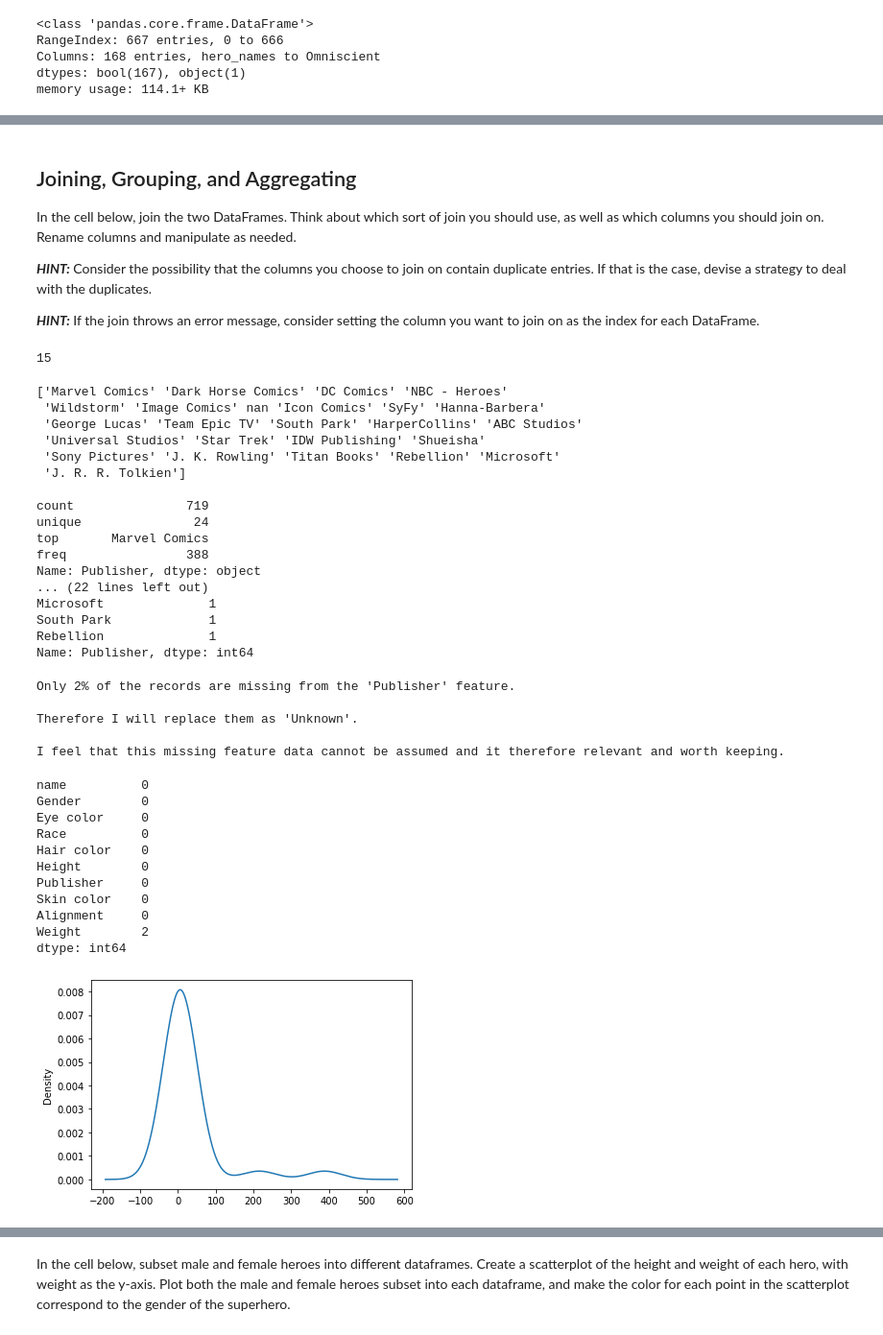
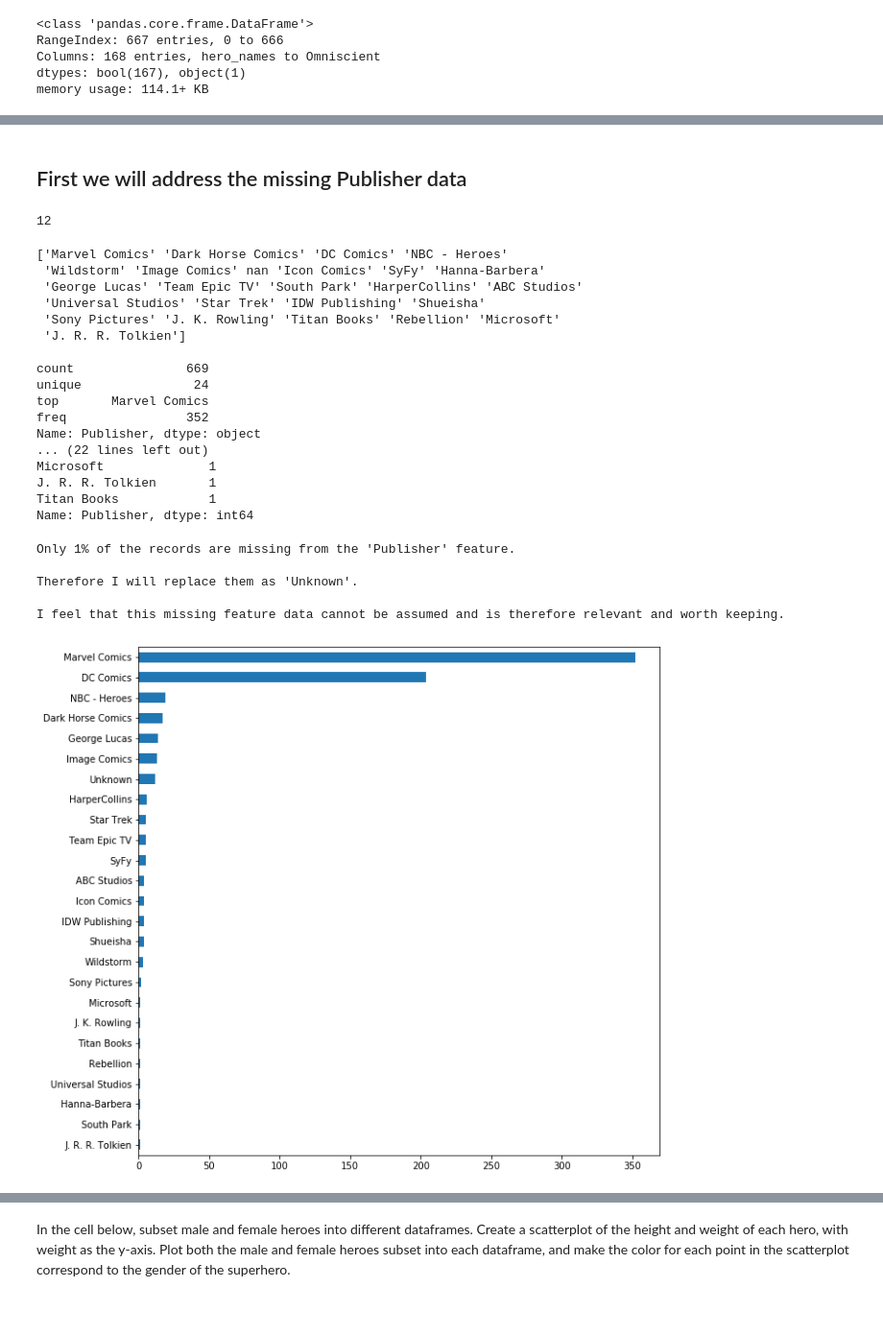
Before and after one commit to tcastanley/dsc-data-cleaning-project-onl01-dtsc-ft-052620, a Jupyter notebook: index.ipynb, the cells around one changed output, grey strips where cells are left out. Shown at 96% size. Saved outputs shown, nothing was run; the diff lists cells and outputs as text; code cells hidden in the pictures.

```diff
--- a/index.ipynb
+++ b/index.ipynb
@@ -107,0 +125,5 @@ memory usage: 57.5+ KB
+# %%
+heroes_df.drop_duplicates(subset='name', inplace=True)
+# %%
+heroes_df.drop(['Race', 'Skin color'], axis=1, inplace=True)
+heroes_df
@@ -107,0 +144,3 @@ memory usage: 57.5+ KB
+# %%
+heroes_df = heroes_df[heroes_df['Gender'] != '-']
+heroes_df['Gender'].unique()
@@ -107,0 +149,3 @@ memory usage: 57.5+ KB
+# %%
+heroes_df = heroes_df[heroes_df['Alignment'] != '-']
+heroes_df['Alignment'].unique()
@@ -129,16 +173,10 @@ Weight         2
 dtype: int64
-# %% [markdown]
-## Joining, Grouping, and Aggregating
-
-In the cell below, join the two DataFrames.  Think about which sort of join you should use, as well as which columns you should join on.  Rename columns and manipulate as needed.
-
-**_HINT:_** Consider the possibility that the columns you choose to join on contain duplicate entries. If that is the case, devise a strategy to deal with the duplicates.
-
-**_HINT:_** If the join throws an error message, consider setting the column you want to join on as the index for each DataFrame.
+# %% [markdown]
+## First we will address the missing Publisher data
 # %%
 heroes_df['Publisher'].isna().sum()
 # %% [output]
-15
+12
 # %%
 print(heroes_df['Publisher'].unique(), '\n')
 print(heroes_df['Publisher'].describe(), '\n')
@@ -151,37 +189,25 @@ print(heroes_df['Publisher'].value_counts(), '\n')
  'Sony Pictures' 'J. K. Rowling' 'Titan Books' 'Rebellion' 'Microsoft'
  'J. R. R. Tolkien']
 
-count               719
+count               669
 unique               24
 top       Marvel Comics
-freq                388
+freq                352
 Name: Publisher, dtype: object
 ... (22 lines left out)
 Microsoft              1
-South Park             1
-Rebellion              1
+J. R. R. Tolkien       1
+Titan Books            1
 Name: Publisher, dtype: int64
 # %%
-print('Only {}% of the records are missing from the \'Publisher\' feature. \n\nTherefore I will replace them as \'Unknown\'. \n\nI feel that this missing feature data cannot be assumed and it therefore relevant and worth keeping.\n'
+print('Only {}% of the records are missing from the \'Publisher\' feature. \n\nTherefore I will replace them as \'Unknown\'. \n\nI feel that this missing feature data cannot be assumed and is therefore relevant and worth keeping.\n'
       .format(int((heroes_df['Publisher'].isna().sum()/len(heroes_df['Publisher']))*100)))
-heroes_df['Publisher'] = heroes_df['Publisher'].fillna('Unknown')
-heroes_df['Publisher'].value_counts().plot.kde();
-heroes_df.isna().sum()
+heroes_df['Publisher'].fillna('Unknown', inplace=True)
+heroes_df['Publisher'].value_counts().sort_values().plot.barh(figsize=(10,10));
 # %% [output]
-Only 2% of the records are missing from the 'Publisher' feature.
+Only 1% of the records are missing from the 'Publisher' feature.
 
 Therefore I will replace them as 'Unknown'.
 
-I feel that this missing feature data cannot be assumed and it therefore relevant and worth keeping.
+I feel that this missing feature data cannot be assumed and is therefore relevant and worth keeping.
-name          0
-Gender        0
-Eye color     0
-Race          0
-Hair color    0
-Height        0
-Publisher     0
-Skin color    0
-Alignment     0
-Weight        2
-dtype: int64
-[figure, old version]
+[figure, new version]
```
Also changed, not shown: parts of 39 cells of this notebook.
